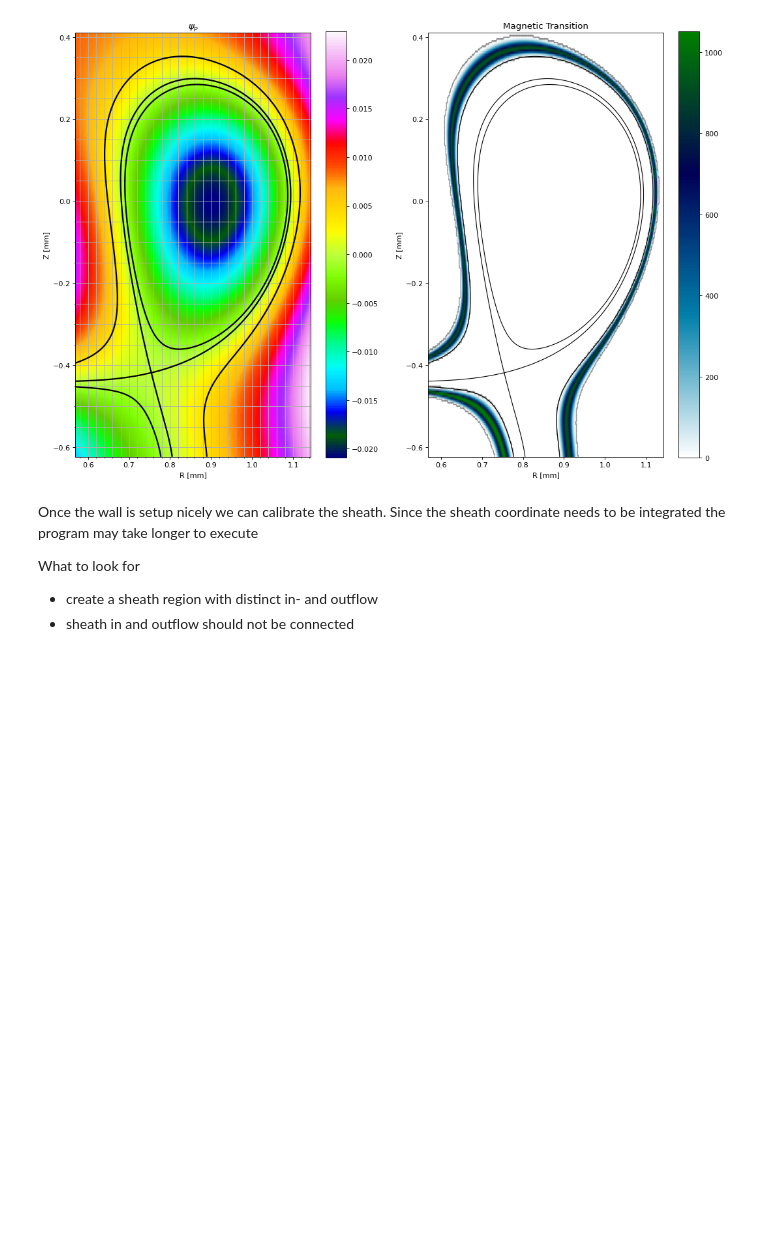
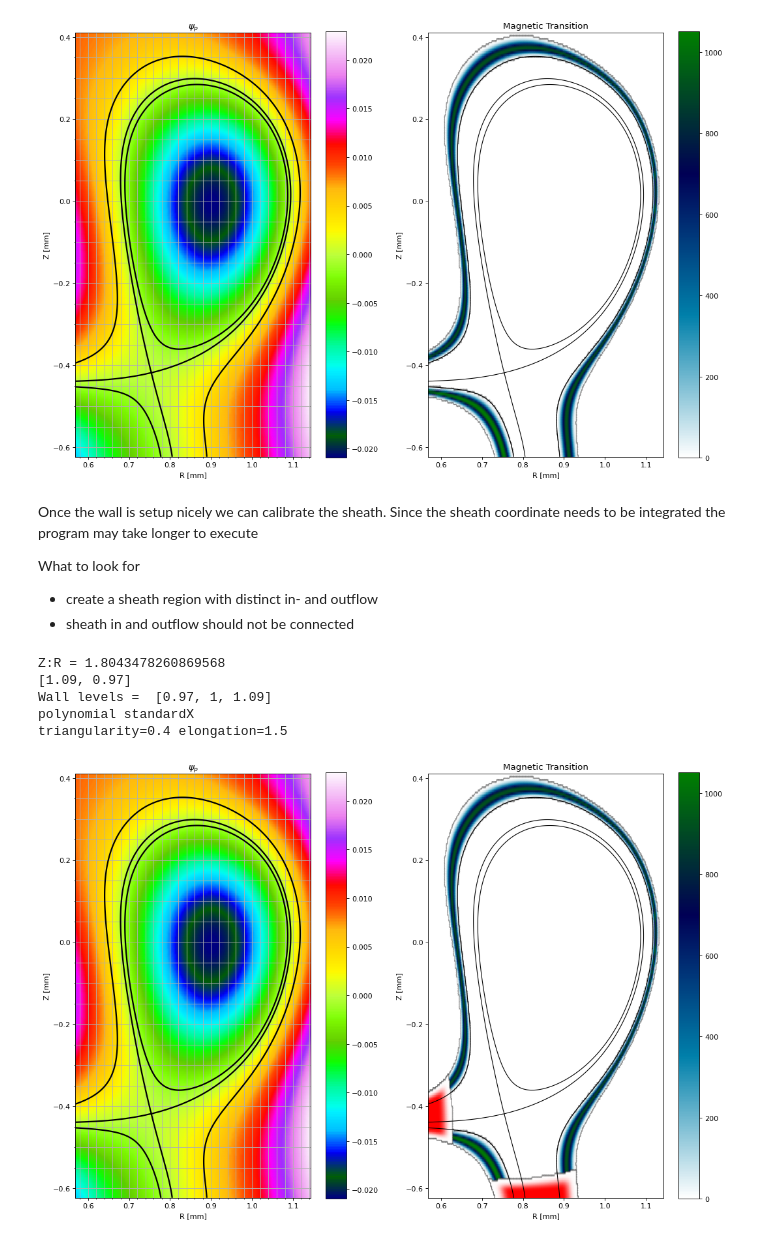
Before and after one commit to feltor-dev/magneticfielddb, a Jupyter notebook: geometry_diag.ipynb, the cells around one changed output. Saved outputs shown, nothing was run; the diff lists cells and outputs as text; code cells hidden in the pictures; blank space fills up the shorter version.

```diff
--- a/geometry_diag.ipynb
+++ b/geometry_diag.ipynb
@@ -229,11 +271,18 @@ What to look for
 - create a sheath region with distinct in- and outflow
 - sheath in and outflow should not be connected
 # %%
-# ifile["boundary"]["sheath"] = dict()
-# ifile["boundary"]["sheath"]["boundary"] = 7/32  # Total width of sheath in units of 2Pi
-# ifile["boundary"]["sheath"]["alpha"] = 7/32 - 2/32 # Transition width of sheath in units of 2Pi
-# ifile["boundary"]["sheath"]["max_angle"] = 1 # max angle in units of 2Pi
-# ifile["boundary"]["sheath"]["coordinate"] = "s"
-# ifile["diagnostics"] = ["sheath"]
-# rep.run(ifile)
-# plot(ncfile, plot_sheath = True)
+ifile["boundary"]["sheath"] = dict()
+ifile["boundary"]["sheath"]["boundary"] = 7/32  # Total width of sheath in units of 2Pi
+ifile["boundary"]["sheath"]["alpha"] = 7/32 - 2/32 # Transition width of sheath in units of 2Pi
+ifile["boundary"]["sheath"]["max_angle"] = 1 # max angle in units of 2Pi
+ifile["boundary"]["sheath"]["coordinate"] = "s"
+ifile["diagnostics"] = ["sheath"]
+rep.run(ifile)
+plot(ncfile, plot_sheath = True)
+# %% [output]
+Z:R = 1.8043478260869568
+[1.09, 0.97]
+Wall levels =  [0.97, 1, 1.09]
+polynomial standardX
+triangularity=0.4 elongation=1.5
+[figure, added]
```
Also changed, not shown: parts of 17 cells of this notebook.
